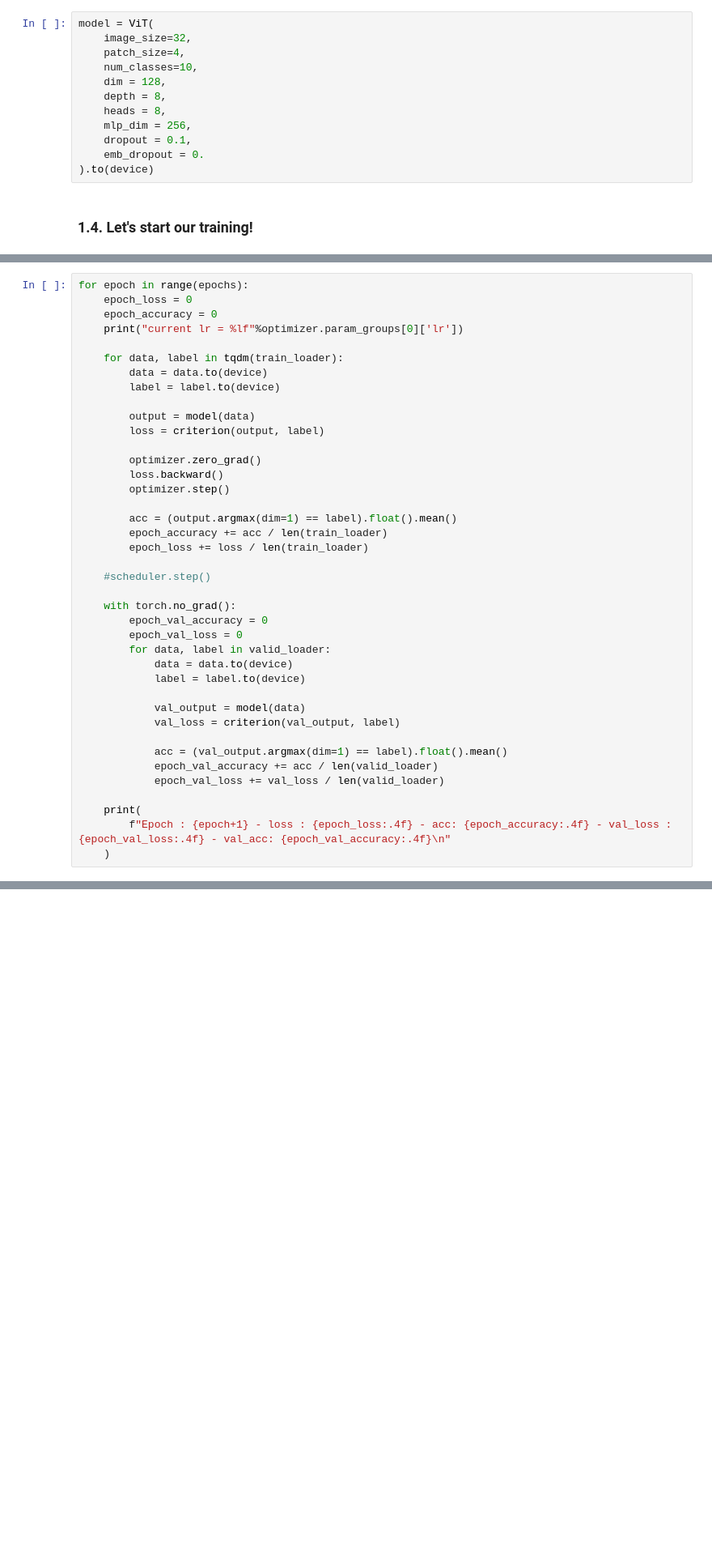
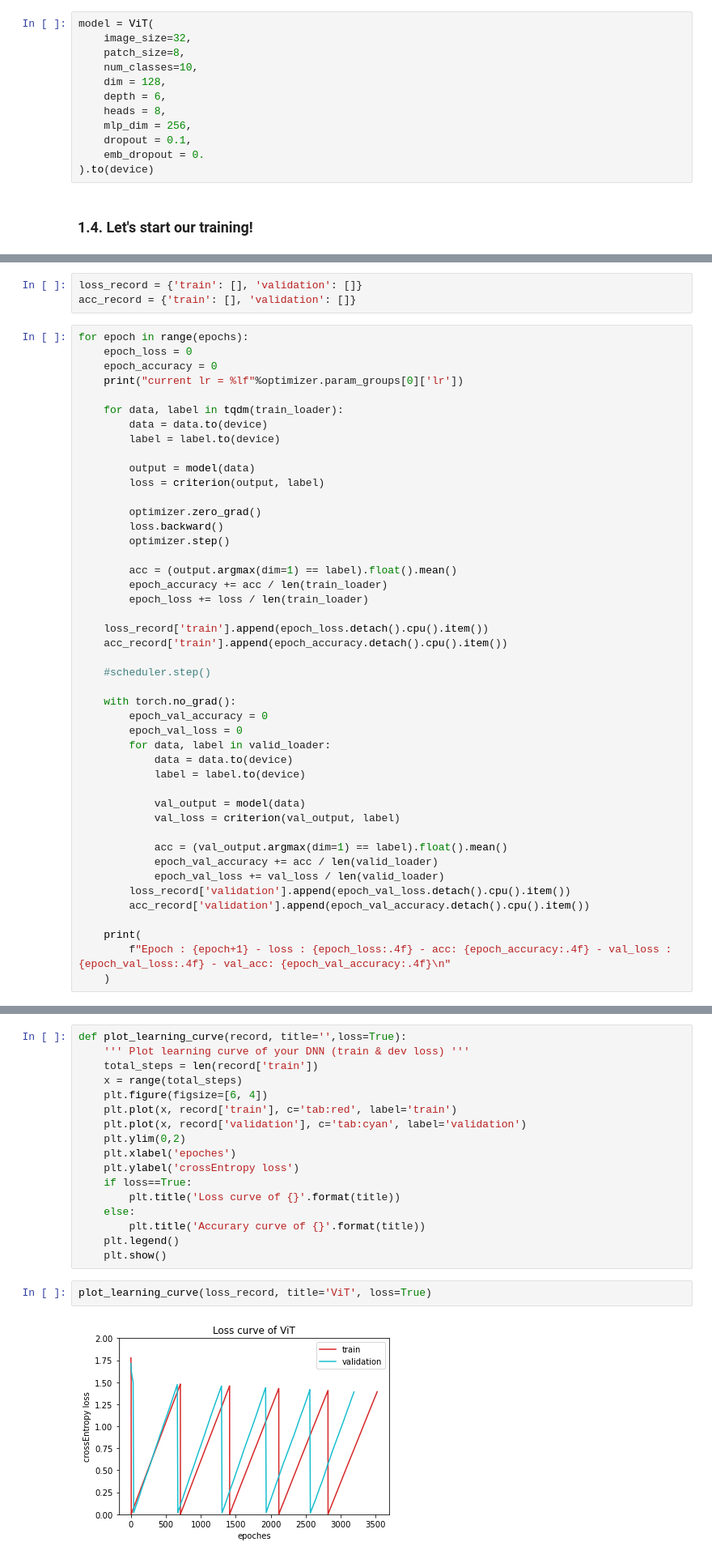
Before and after one commit to milanmarks/cv_final, a Jupyter notebook: cv_final.ipynb, the cells around one changed output, grey strips where cells are left out. Shown at 81% size. Drawn from its saved outputs; the diff is of its cells as text; blank space fills up the shorter version.

Commit message:
add recording"

```diff
--- a/cv_final.ipynb
+++ b/cv_final.ipynb
@@ -84,10 +84,10 @@ Clipping input data to the valid range for imshow with RGB data ([0..1] for floa
 # %%
 model = ViT(
     image_size=32,
-    patch_size=4,
+    patch_size=8,
     num_classes=10,
     dim = 128,
-    depth = 8,
+    depth = 6,
     heads = 8,
     mlp_dim = 256,
     dropout = 0.1,
@@ -102,6 +102,9 @@ criterion = torch.nn.CrossEntropyLoss()
 optimizer = torch.optim.Adam(model.parameters(), lr=lr)
 # scheduler
 scheduler = torch.optim.lr_scheduler.StepLR(optimizer, step_size=2, gamma=gamma)
+# %%
+loss_record = {'train': [], 'validation': []}
+acc_record = {'train': [], 'validation': []}
 # %%
 for epoch in range(epochs):
     epoch_loss = 0
@@ -123,6 +126,9 @@ for epoch in range(epochs):
         epoch_accuracy += acc / len(train_loader)
         epoch_loss += loss / len(train_loader)
 
+    loss_record['train'].append(epoch_loss.detach().cpu().item())
+    acc_record['train'].append(epoch_accuracy.detach().cpu().item())
+
     #scheduler.step()
 
     with torch.no_grad():
@@ -138,6 +144,8 @@ for epoch in range(epochs):
             acc = (val_output.argmax(dim=1) == label).float().mean()
             epoch_val_accuracy += acc / len(valid_loader)
             epoch_val_loss += val_loss / len(valid_loader)
+        loss_record['validation'].append(epoch_val_loss.detach().cpu().item())
+        acc_record['validation'].append(epoch_val_accuracy.detach().cpu().item())
 
     print(
         f"Epoch : {epoch+1} - loss : {epoch_loss:.4f} - acc: {epoch_accuracy:.4f} - val_loss : {epoch_val_loss:.4f} - val_acc: {epoch_val_accuracy:.4f}\n"
@@ -164,0 +173,21 @@ Epoch : 5 - loss : 1.5050 - acc: 0.4531 - val_loss : 1.5007 - val_acc: 0.4545
+# %%
+def plot_learning_curve(record, title='',loss=True):
+    ''' Plot learning curve of your DNN (train & dev loss) '''
+    total_steps = len(record['train'])
+    x = range(total_steps)
+    plt.figure(figsize=[6, 4])
+    plt.plot(x, record['train'], c='tab:red', label='train')
+    plt.plot(x, record['validation'], c='tab:cyan', label='validation')
+    plt.ylim(0,2)
+    plt.xlabel('epoches')
+    plt.ylabel('crossEntropy loss')
+    if loss==True:
+        plt.title('Loss curve of {}'.format(title))
+    else:
+        plt.title('Accurary curve of {}'.format(title))
+    plt.legend()
+    plt.show()
+# %%
+plot_learning_curve(loss_record, title='ViT', loss=True)
+# %% [output]
+[figure, added]
```
Also changed, not shown: parts of 2 cells of this notebook.
